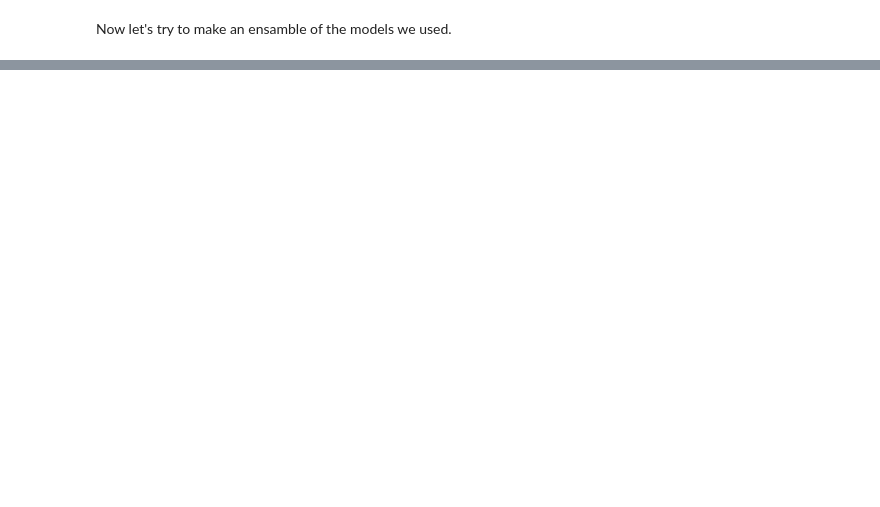
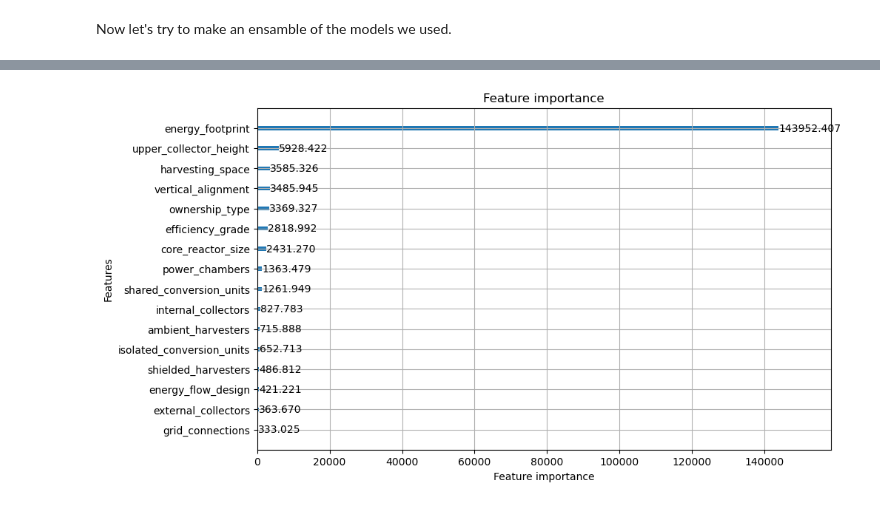
Before and after one commit to fjhanevo/TDT4172, a Jupyter notebook: Assignment1/Chapter_1.ipynb, the cells around one changed output, grey strips where cells are left out. Saved outputs shown, nothing was run; the diff lists cells and outputs as text; code cells hidden in the pictures; blank space fills up the shorter version.

```diff
--- a/Assignment1/Chapter_1.ipynb
+++ b/Assignment1/Chapter_1.ipynb
@@ -760,7 +760,8 @@ lgb = LGBMRegressor(
     boosting_type="gbdt",
     random_state=42,
     n_jobs=-1,
-    visibility=-1
+    silent=True,
+    verbose=-1
 )
 
 lgb_params = {
@@ -782,5 +783,5 @@ lgb_search= GridSearchCV(
 lgb_search.fit(lgb_X_train, lgb_y_train)
 
 print(f"Best Params: {lgb_search.best_params_}")
-print(f"Best score: {lgb_search.best_score_}")
+print(f"Best score: {-lgb_search.best_score_}")
 # %% [output]
@@ -807,9 +792,11 @@ KeyboardInterrupt:
 best_lgb = LGBMRegressor(
     max_depth=lgb_search.best_params_['max_depth'],
     learning_rate=lgb_search.best_params_['learning_rate'],
-    n_estimators=lgb_search.best_params_['n_estimators']
+    n_estimators=lgb_search.best_params_['n_estimators'],
+    silent=True,
+    verbose=-1
 )
-
+best_lgb.fit(lgb_X_train, lgb_y_train)
 lgb_pred = best_lgb.predict(lgb_X_test)
 # undo log tranform
 lgb_pred = np.expm1(lgb_pred)
@@ -867,0 +882,8 @@ print(f"Ensamble RMSLE: {ensamble_rmsle}")
+# %%
+# Feature importance
+import lightgbm as lgb
+
+lgb.plot_importance(best_lgb, importance_type="gain", figsize=(10,6))
+plt.show()
+# %% [output]
+[figure, added]
```
Also changed, not shown: parts of 16 cells of this notebook.
